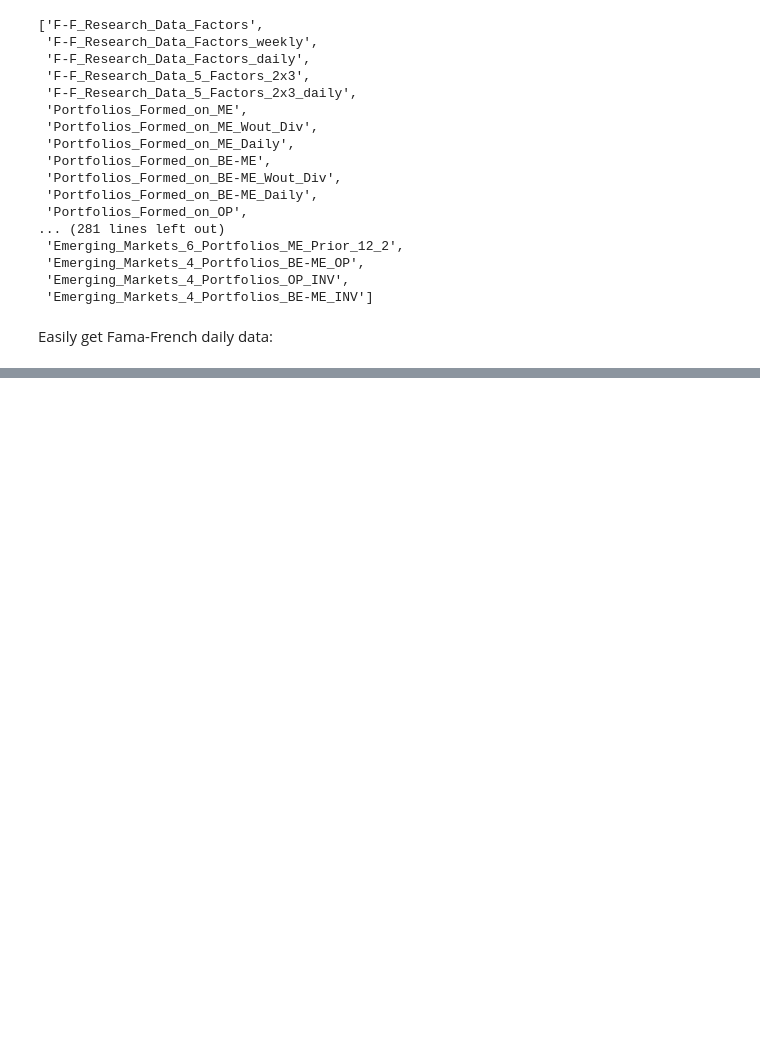
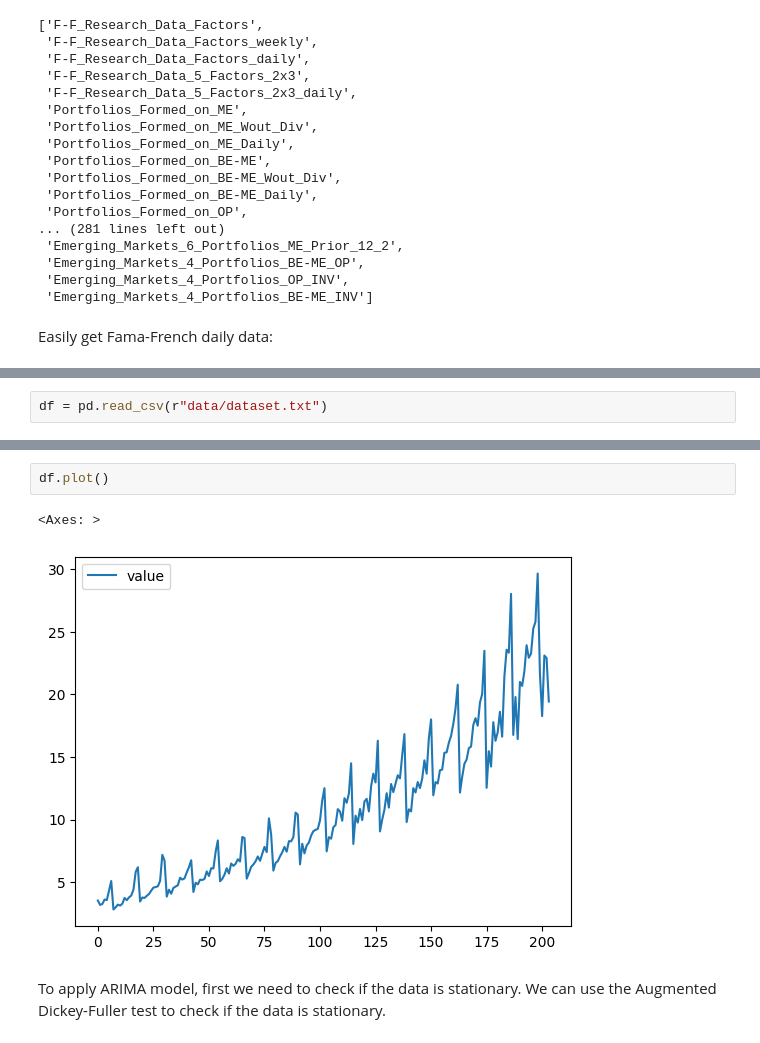
Before and after one commit to misumis/introduction-to-python, a Jupyter notebook: class_5/class_5_students.ipynb, the cells around one changed output, grey strips where cells are left out. Drawn from its saved outputs; the diff is of its cells as text; blank space fills up the shorter version.

```diff
--- a/class_5/class_5_students.ipynb
+++ b/class_5/class_5_students.ipynb
@@ -70,0 +690,2 @@ pdr.get_data_famafrench('F-F_Research_Data_Factors')[0]
+# %%
+df = pd.read_csv(r"data/dataset.txt")
@@ -70,0 +701,7 @@ pdr.get_data_famafrench('F-F_Research_Data_Factors')[0]
+# %%
+df.plot()
+# %% [output]
+<Axes: >
+[figure, added]
+# %% [markdown]
+To apply ARIMA model, first we need to check if the data is stationary. We can use the Augmented Dickey-Fuller test to check if the data is stationary.
```
Also changed, not shown: parts of 110 cells of this notebook, 10 other files.
